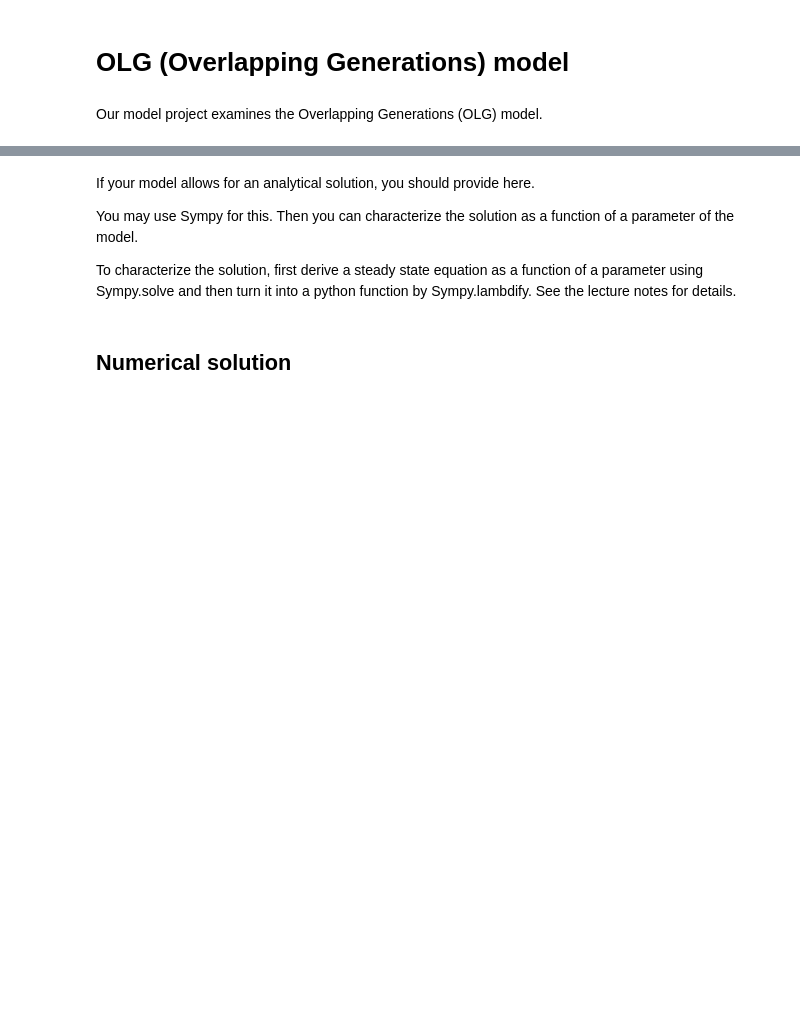
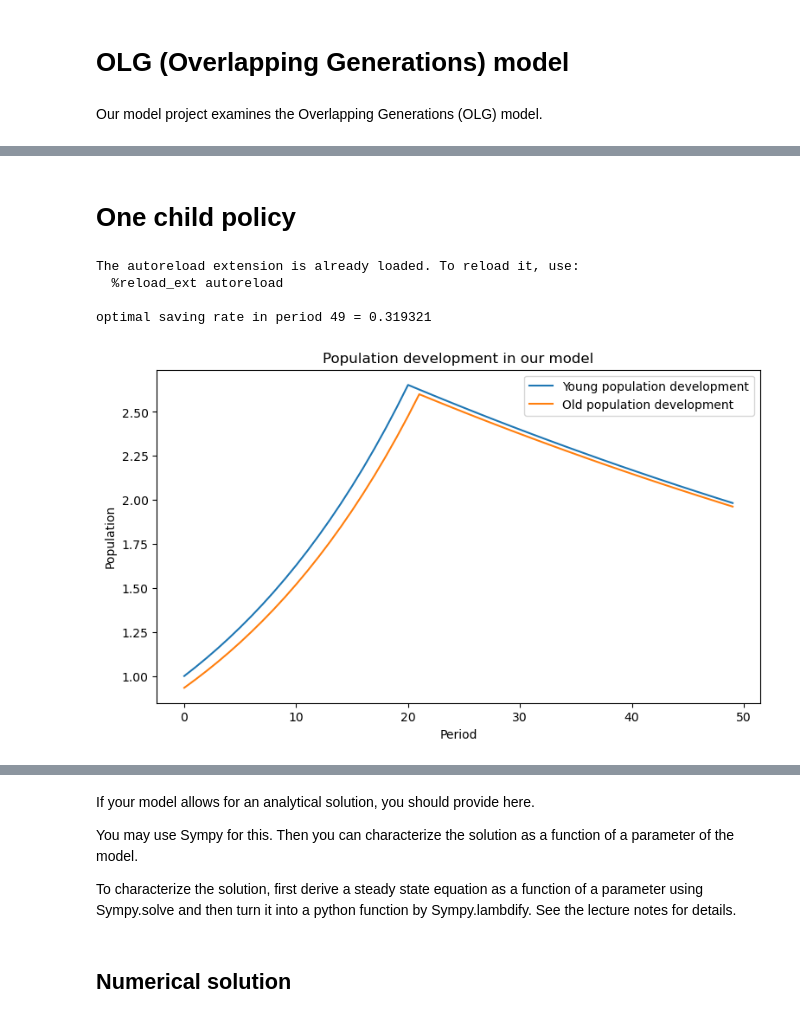
Before and after one commit to NumEconCopenhagen/projects-2023-3500, a Jupyter notebook: modelproject/modelproject.ipynb, the cells around one changed output, grey strips where cells are left out. Saved outputs shown, nothing was run; the diff lists cells and outputs as text; code cells hidden in the pictures; blank space fills up the shorter version.

```diff
--- a/modelproject/modelproject.ipynb
+++ b/modelproject/modelproject.ipynb
@@ -88,0 +218,36 @@ NameError: name 'simulate_before_s' is not defined
+# %% [markdown]
+# One child policy
+# %%
+# Resetting the model
+%load_ext autoreload
+%autoreload 2
+
+# local modules
+from modelproject import OLGModelClass
+model = OLGModelClass(do_print=False)
+
+# Imposing the policy
+model.par.n = np.full(model.par.simT, 0.05) # Population growth rate before the policy
+model.par.n[20:] = -0.01 # Population growth rate after the policy
+
+# Simulate the model
+model.simulate(do_print=False)
+
+K_lag_old = model.sim.K_lag.copy()
+k_lag_old = model.sim.k_lag.copy()
+
+# Plot the population development in our model
+plt.figure(figsize=(9, 5))
+plt.plot(range(model.par.simT), model.par.p_young, label="Young population development")
+plt.plot(range(model.par.simT), model.par.p_old, label="Old population development")
+plt.xlabel("Period")
+plt.ylabel("Population")
+plt.legend()
+plt.title("Population development in our model")
+plt.show()
+# %% [output]
+The autoreload extension is already loaded. To reload it, use:
+  %reload_ext autoreload
+
+optimal saving rate in period 49 = 0.319321
+[figure, added]
```
Also changed, not shown: parts of 24 cells of this notebook.
